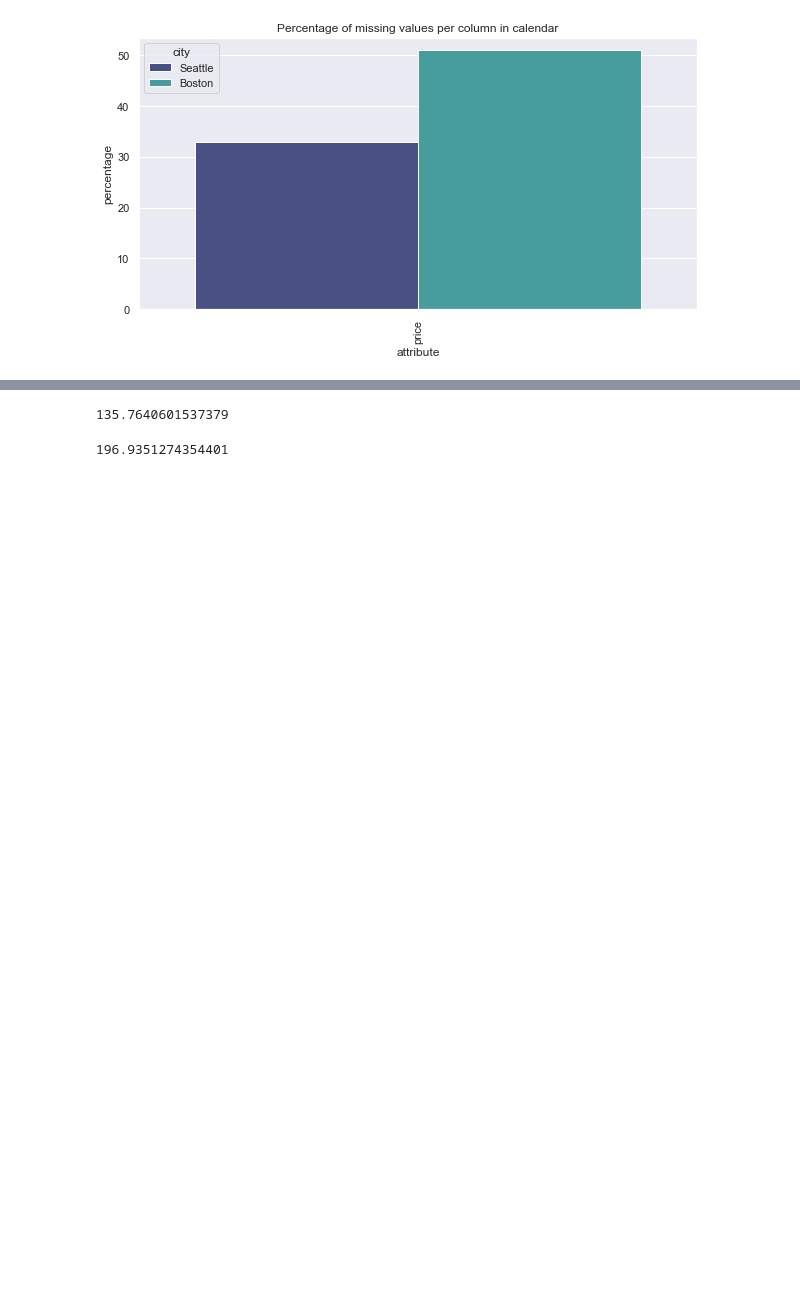
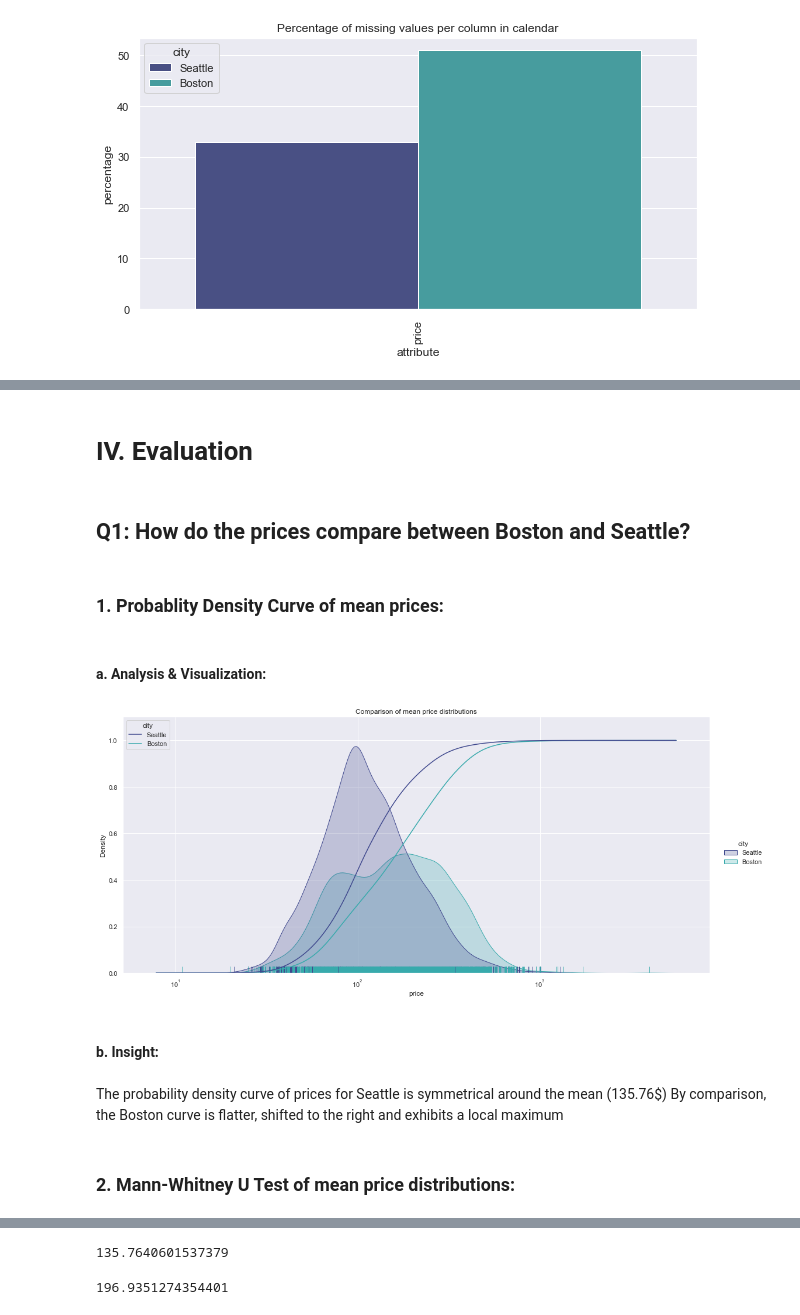
Before and after one commit to abiUni/airbnb_boston_seattle, a Jupyter notebook: airbnb_boston_seattle.ipynb, the cells around one changed output, grey strips where cells are left out. Saved outputs shown, nothing was run; the diff lists cells and outputs as text; code cells hidden in the pictures; blank space fills up the shorter version.

```diff
--- a/airbnb_boston_seattle.ipynb
+++ b/airbnb_boston_seattle.ipynb
@@ -264,4 +281,40 @@ holidays_boston['date'] = pd.to_datetime(holidays_boston['date'], infer_datetime
 
 holidays_seattle['day_of_year'] = holidays_seattle['date'].dt.dayofyear
 holidays_boston['day_of_year'] = holidays_boston['date'].dt.dayofyear
+# %% [markdown]
+# IV. Evaluation
+# %% [markdown]
+## Q1:  How do the prices compare between Boston and Seattle?
+# %% [markdown]
+ ###  1. Probablity Density Curve of mean prices:
+# %% [markdown]
+####   a. Analysis & Visualization:
+# %%
+# Calculate the mean listing price for both cities
+mean_price_seattle = df_seattle.groupby('listing_id').mean()['price'].to_frame().reset_index()
+mean_price_seattle['city'] = 'Seattle'
+
+mean_price_boston = df_boston.groupby('listing_id').mean()['price'].to_frame().reset_index()
+mean_price_boston['city'] = 'Boston'
+
+# Plot the probability density function of the mean prices
+mean_prices = pd.concat([mean_price_seattle, mean_price_boston])
+means_figure = sns.displot(data=mean_prices, x='price', kind='kde', hue='city', log_scale=True,fill=True, palette='mako', height=7, aspect=15/7, rug='True')
+means_figure.set(title='Comparison of mean price distributions')
+
+sns.kdeplot(
+    data=mean_prices, x="price", hue="city",
+    cumulative=True, common_norm=False, common_grid=True,palette='mako'
+)
+
+plt.savefig('figures/comparison_means.pdf', bbox_inches='tight')
+# %% [output]
+[figure, added]
+# %% [markdown]
+#### b. Insight:
+# %% [markdown]
+The probability density curve of prices for Seattle is symmetrical around the mean (135.76$)
+By comparison, the Boston curve is flatter, shifted to the right and exhibits a local maximum
+# %% [markdown]
+### 2. Mann-Whitney U Test of mean price distributions:
 # %% [markdown]
```
Also changed, not shown: parts of 55 cells of this notebook, 15 other files.
